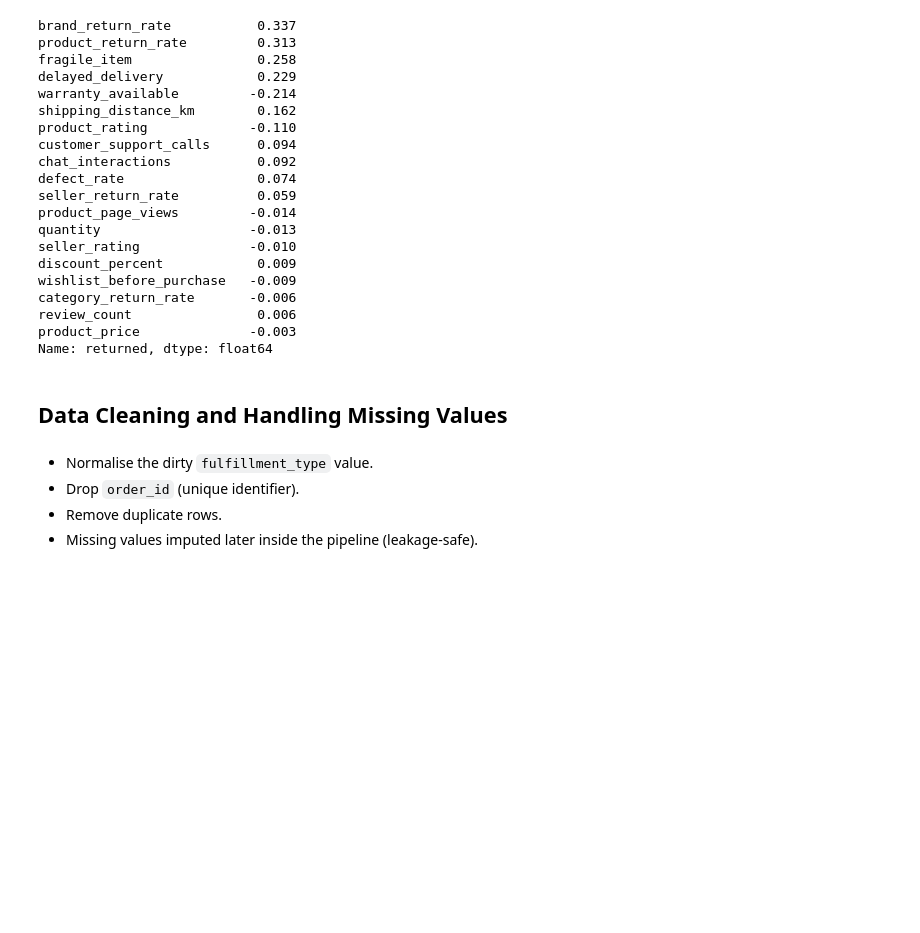
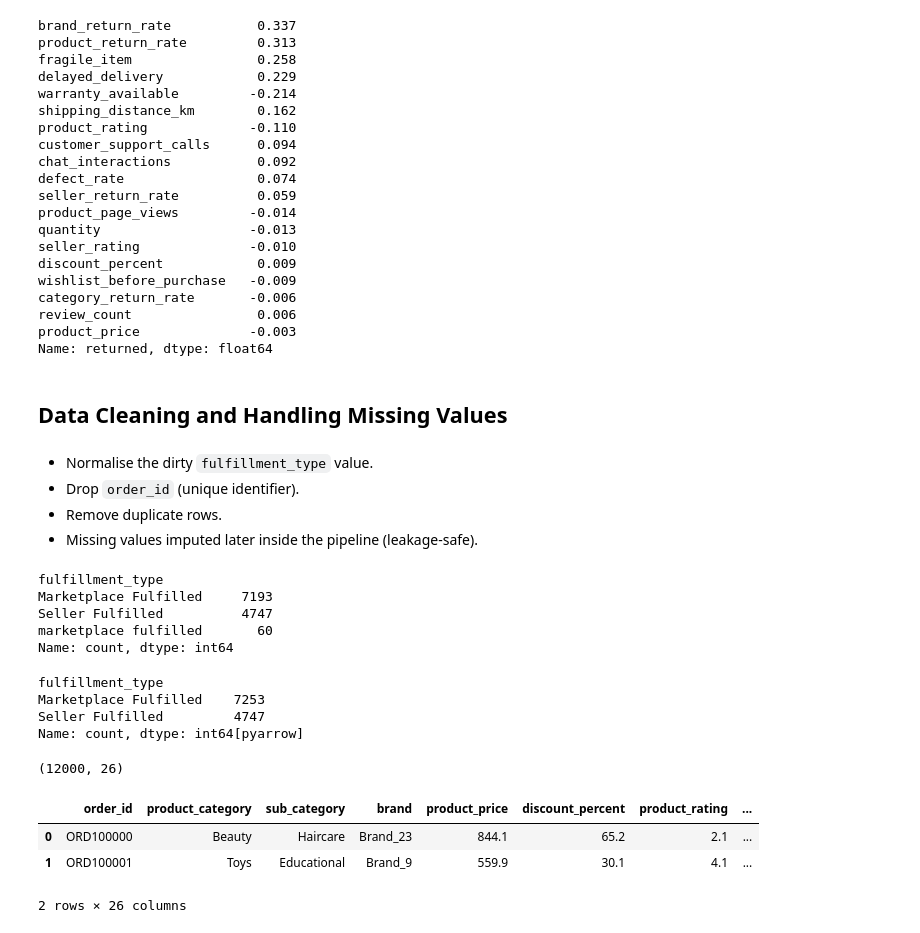
Before and after one commit to abhishekr1403/Product_Return_Predictor, a Jupyter notebook: Return_prediction_modeling.ipynb, the cells around one changed output. Cells and saved outputs as stored; diff of their text form; code cells hidden in the pictures; blank space fills up the shorter version.

```diff
--- a/Return_prediction_modeling.ipynb
+++ b/Return_prediction_modeling.ipynb
@@ -196,3 +199,29 @@ Name: returned, dtype: float64
 - Drop `order_id` (unique identifier).
 - Remove duplicate rows.
 - Missing values imputed later inside the pipeline (leakage-safe).
+# %%
+df['fulfillment_type'].value_counts()
+# %% [output]
+fulfillment_type
+Marketplace Fulfilled     7193
+Seller Fulfilled          4747
+marketplace fulfilled       60
+Name: count, dtype: int64
+# %%
+df_clean = df.copy()
+df_clean['fulfillment_type'] = df_clean['fulfillment_type'].astype("string").str.strip().str.title()
+df_clean['fulfillment_type'].value_counts()
+# %% [output]
+fulfillment_type
+Marketplace Fulfilled    7253
+Seller Fulfilled         4747
+Name: count, dtype: int64[pyarrow]
+# %%
+print(df_clean.shape)
+df_clean.head(2)
+# %% [output]
+(12000, 26)
+|  | order_id | product_category | sub_category | brand | product_price | discount_percent | product_rating | ... |
+| 0 | ORD100000 | Beauty | Haircare | Brand_23 | 844.1 | 65.2 | 2.1 | ... |
+| 1 | ORD100001 | Toys | Educational | Brand_9 | 559.9 | 30.1 | 4.1 | ... |
+2 rows × 26 columns
```
Also changed, not shown: parts of 18 cells of this notebook, 1 other file.
